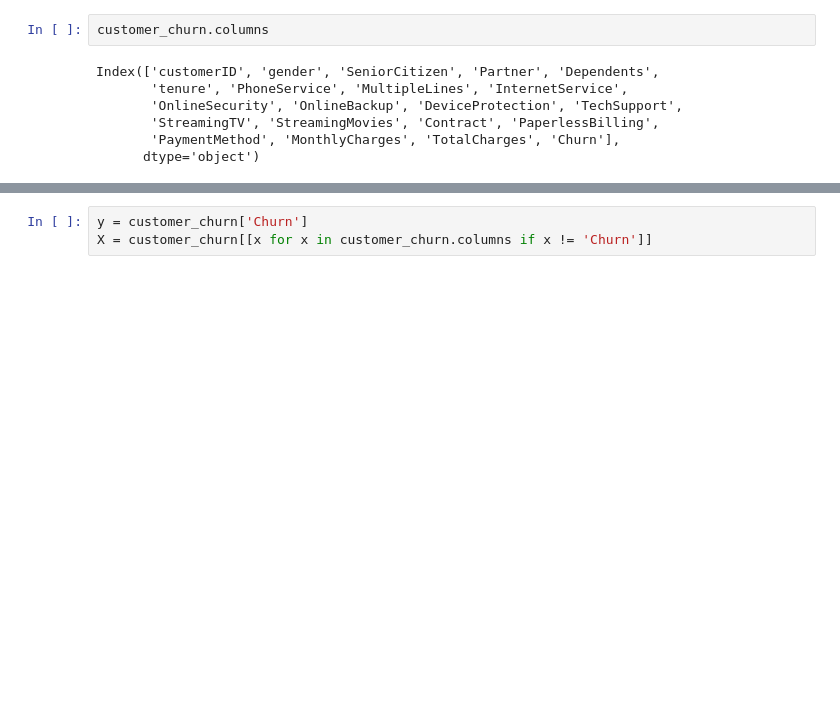
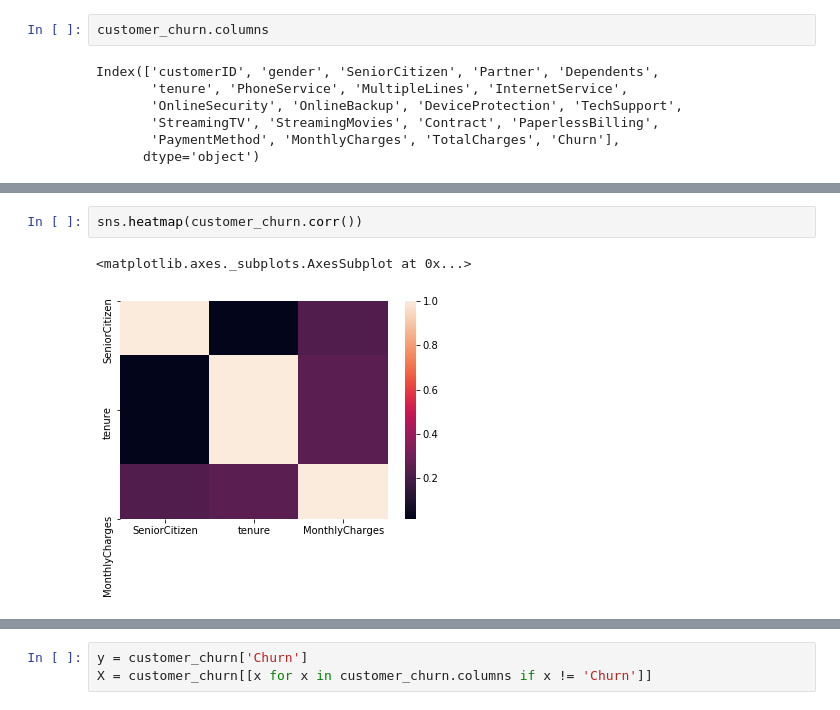
Before and after one commit to Andy-Nkumane/Customer_Churn-Decision_Tree, a Jupyter notebook: Customer_Churn-Decision_Tree.ipynb, the cells around one changed output, grey strips where cells are left out. Cells and saved outputs as stored; diff of their text form; blank space fills up the shorter version.

```diff
--- a/Customer_Churn-Decision_Tree.ipynb
+++ b/Customer_Churn-Decision_Tree.ipynb
@@ -26,0 +70,5 @@ Index(['customerID', 'gender', 'SeniorCitizen', 'Partner', 'Dependents',
+# %%
+sns.heatmap(customer_churn.corr())
+# %% [output]
+<matplotlib.axes._subplots.AxesSubplot at 0x...>
+[figure, added]
```
Also changed, not shown: parts of 18 cells of this notebook.
